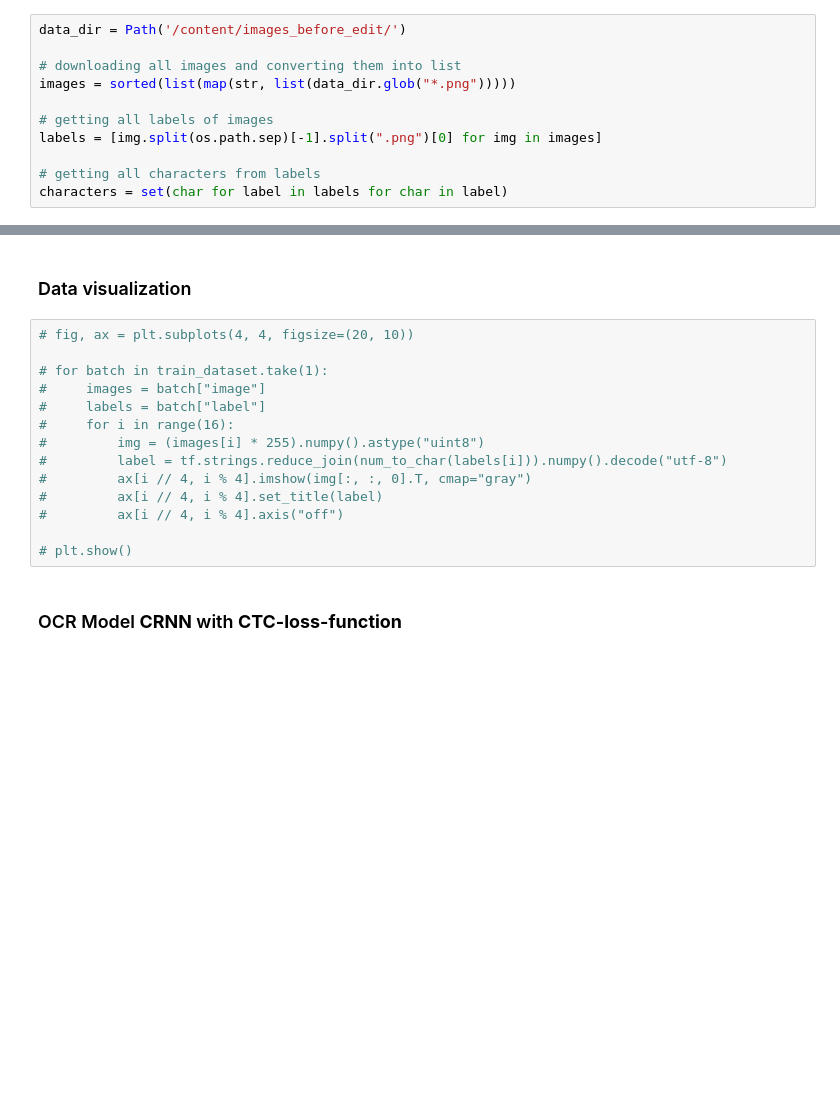
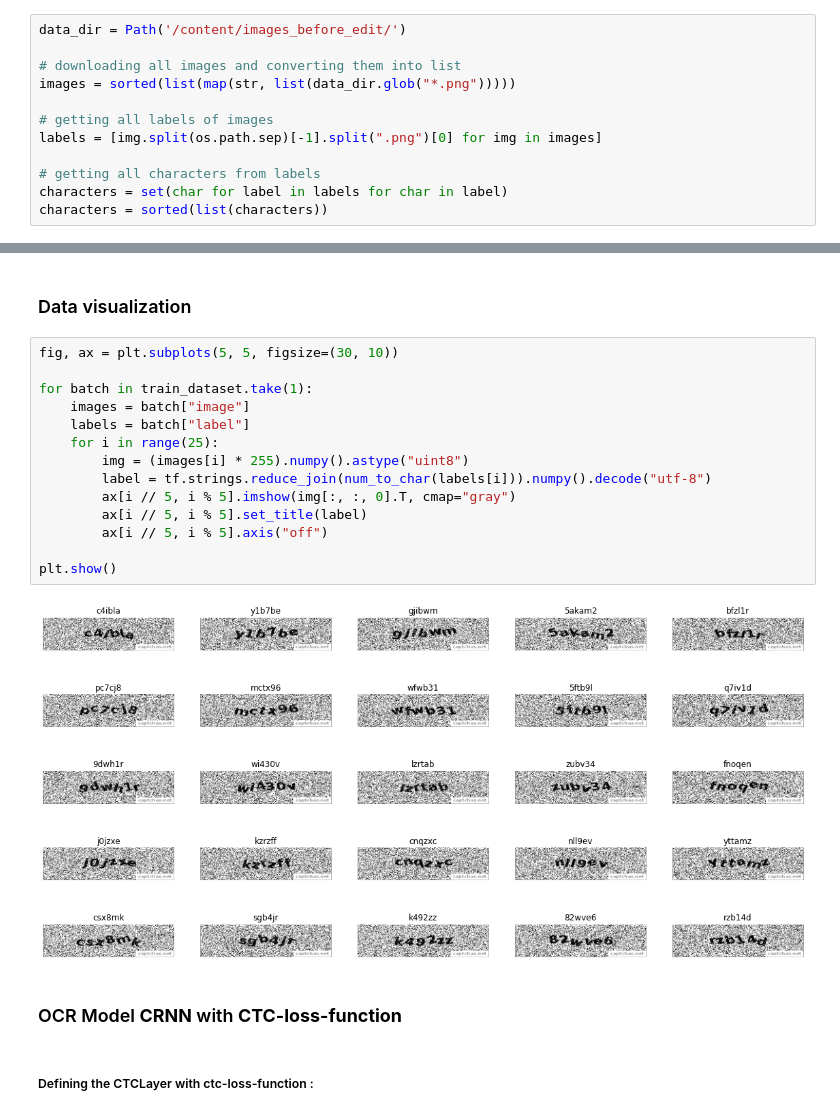
Before and after one commit to Maksym637/project-captcha-recognition, a Jupyter notebook: get_data.ipynb, the cells around one changed output, grey strips where cells are left out. Drawn from its saved outputs; the diff is of its cells as text; blank space fills up the shorter version.

Commit message:
Today we trained our model and finished with prediction

```diff
--- a/get_data.ipynb
+++ b/get_data.ipynb
@@ -37,6 +38,7 @@ labels = [img.split(os.path.sep)[-1].split(".png")[0] for img in images]
 
 # getting all characters from labels
 characters = set(char for label in labels for char in label)
+characters = sorted(list(characters))
 # %%
 print(len(images), len(labels))
 # %% [output]
@@ -134,18 +151,22 @@ validation_dataset = (
 # %% [markdown]
 ### Data visualization
 # %%
-# fig, ax = plt.subplots(4, 4, figsize=(20, 10))
+fig, ax = plt.subplots(5, 5, figsize=(30, 10))
 
-# for batch in train_dataset.take(1):
-#     images = batch["image"]
-#     labels = batch["label"]
-#     for i in range(16):
-#         img = (images[i] * 255).numpy().astype("uint8")
-#         label = tf.strings.reduce_join(num_to_char(labels[i])).numpy().decode("utf-8")
-#         ax[i // 4, i % 4].imshow(img[:, :, 0].T, cmap="gray")
-#         ax[i // 4, i % 4].set_title(label)
-#         ax[i // 4, i % 4].axis("off")
+for batch in train_dataset.take(1):
+    images = batch["image"]
+    labels = batch["label"]
+    for i in range(25):
+        img = (images[i] * 255).numpy().astype("uint8")
+        label = tf.strings.reduce_join(num_to_char(labels[i])).numpy().decode("utf-8")
+        ax[i // 5, i % 5].imshow(img[:, :, 0].T, cmap="gray")
+        ax[i // 5, i % 5].set_title(label)
+        ax[i // 5, i % 5].axis("off")
 
-# plt.show()
+plt.show()
+# %% [output]
+[figure, added]
 # %% [markdown]
 ### OCR Model **CRNN** with **CTC-loss-function**
+# %% [markdown]
+##### Defining the CTCLayer with ctc-loss-function :
```
Also changed, not shown: parts of 35 cells of this notebook, 3 other files.
